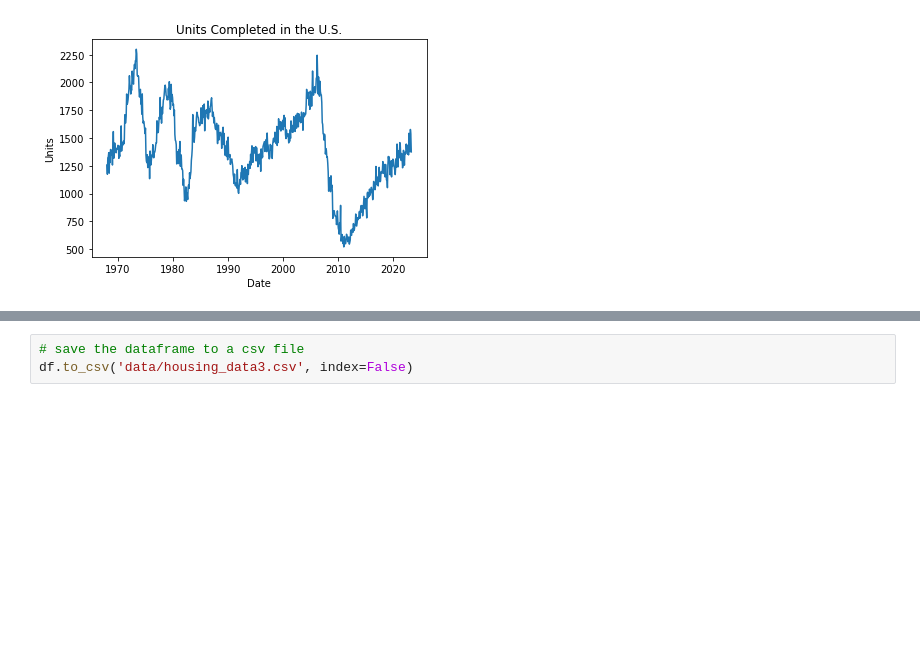
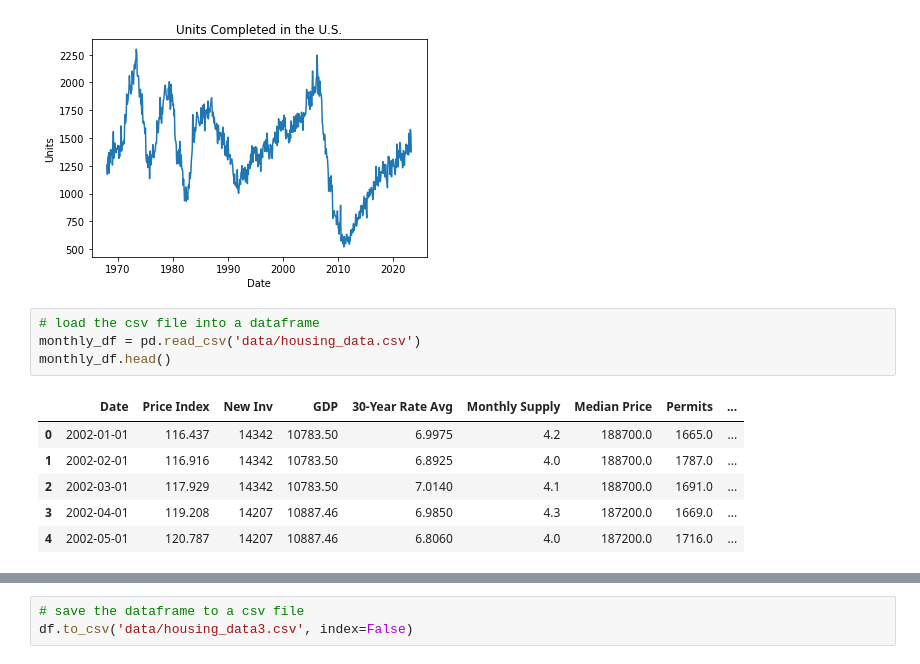
Before and after one commit to CptSasquatch/project-4, a Jupyter notebook: jason/tidy_data.ipynb, the cells around one changed output, grey strips where cells are left out. Drawn from its saved outputs; the diff is of its cells as text; blank space fills up the shorter version.

```diff
--- a/jason/tidy_data.ipynb
+++ b/jason/tidy_data.ipynb
@@ -678,3 +683,14 @@ plt.ylabel('Units')
 plt.show()
 # %% [output]
 [figure]
+# %%
+# load the csv file into a dataframe
+monthly_df = pd.read_csv('data/housing_data.csv')
+monthly_df.head()
+# %% [output]
+|  | Date | Price Index | New Inv | GDP | 30-Year Rate Avg | Monthly Supply | Median Price | Permits | ... |
+| 0 | 2002-01-01 | 116.437 | 14342 | 10783.50 | 6.9975 | 4.2 | 188700.0 | 1665.0 | ... |
+| 1 | 2002-02-01 | 116.916 | 14342 | 10783.50 | 6.8925 | 4.0 | 188700.0 | 1787.0 | ... |
+| 2 | 2002-03-01 | 117.929 | 14342 | 10783.50 | 7.0140 | 4.1 | 188700.0 | 1691.0 | ... |
+| 3 | 2002-04-01 | 119.208 | 14207 | 10887.46 | 6.9850 | 4.3 | 187200.0 | 1669.0 | ... |
+| 4 | 2002-05-01 | 120.787 | 14207 | 10887.46 | 6.8060 | 4.0 | 187200.0 | 1716.0 | ... |
```
Also changed, not shown: parts of 7 cells of this notebook, 5 other files.
